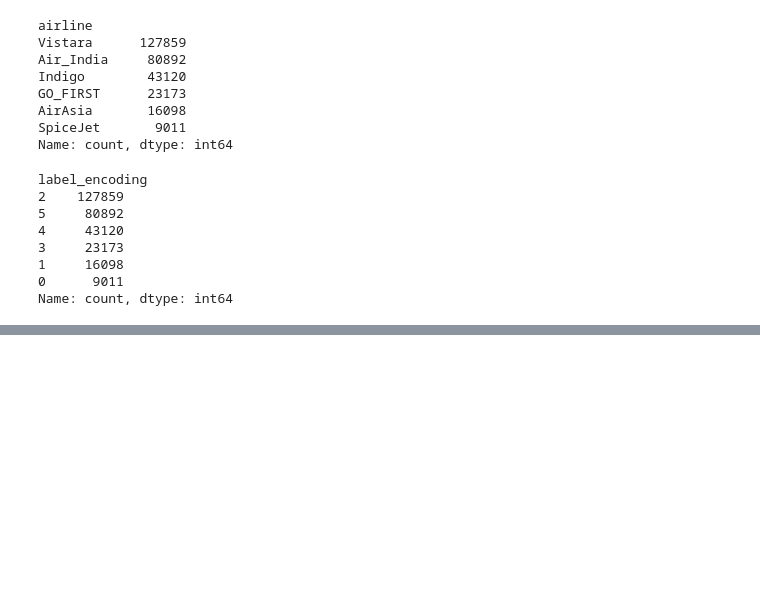
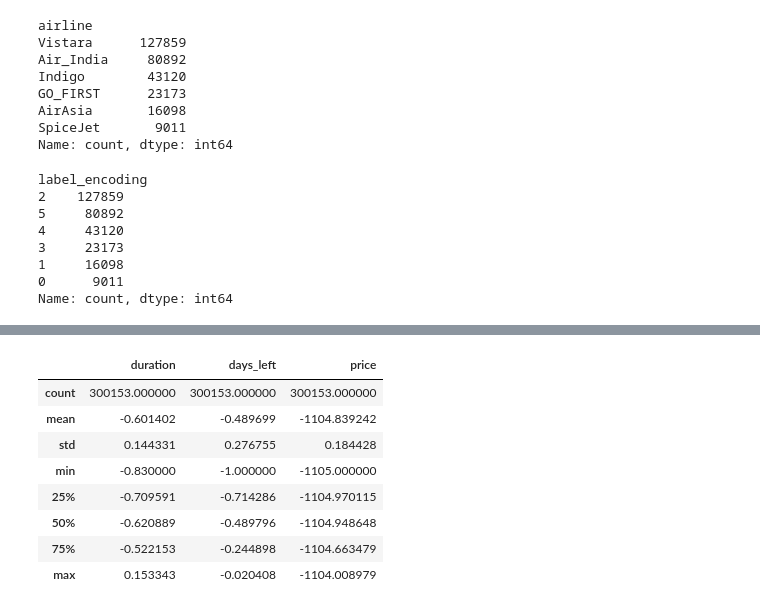
Before and after one commit to yulliyulli/aice-associate, a Jupyter notebook: ch06.ipynb, the cells around one changed output, grey strips where cells are left out. Saved outputs shown, nothing was run; the diff lists cells and outputs as text; code cells hidden in the pictures; blank space fills up the shorter version.

```diff
--- a/ch06.ipynb
+++ b/ch06.ipynb
@@ -579,0 +692,3 @@ Name: count, dtype: int64
+# %%
+df_num = (df_num - df_num.min()) / df_num.max()-df_num.min() #정규화 수식 적용
+df_num.head()
@@ -579,0 +702,13 @@ Name: count, dtype: int64
+# %%
+#요약 데이터로 정규화 적용 확인하기
+df_num.describe()
+# %% [output]
+|  | duration | days_left | price |
+| count | 300153.000000 | 300153.000000 | 300153.000000 |
+| mean | -0.601402 | -0.489699 | -1104.839242 |
+| std | 0.144331 | 0.276755 | 0.184428 |
+| min | -0.830000 | -1.000000 | -1105.000000 |
+| 25% | -0.709591 | -0.714286 | -1104.970115 |
+| 50% | -0.620889 | -0.489796 | -1104.948648 |
+| 75% | -0.522153 | -0.244898 | -1104.663479 |
+| max | 0.153343 | -0.020408 | -1104.008979 |
```
Also changed, not shown: parts of 30 cells of this notebook.
